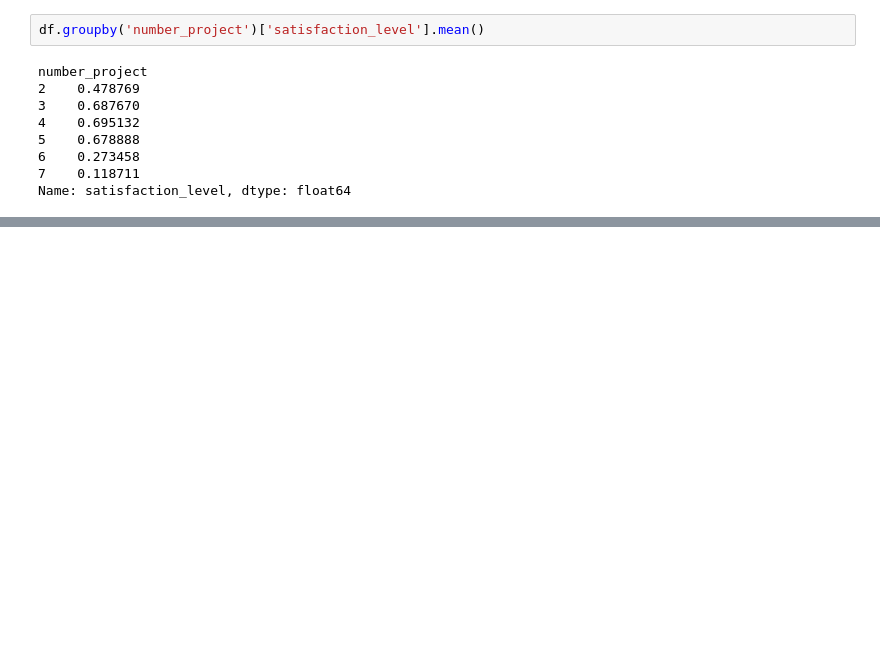
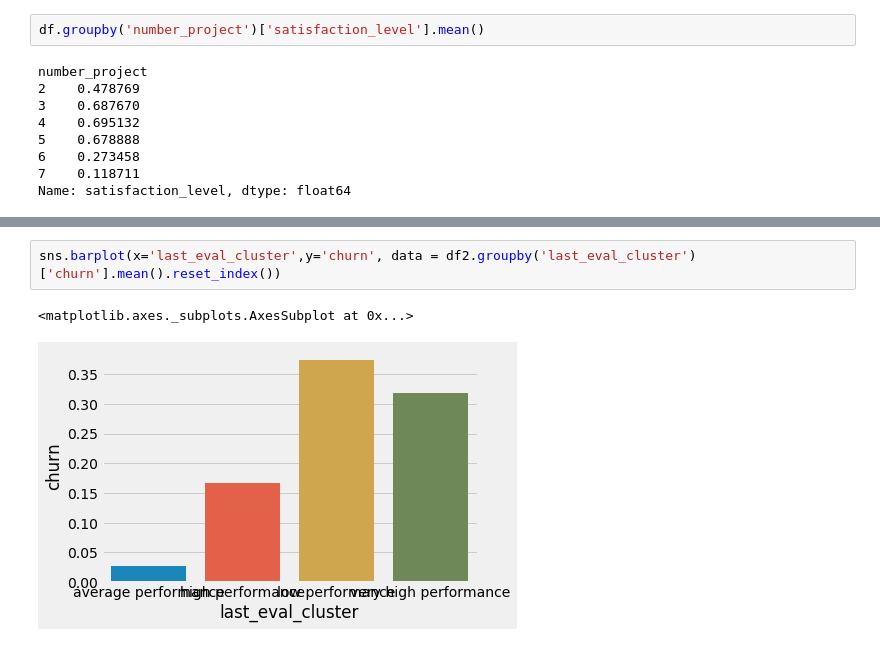
Before and after one commit to georgethoraninh/hr_churn, a Jupyter notebook: data_discovery.ipynb, the cells around one changed output, grey strips where cells are left out. Saved outputs shown, nothing was run; the diff lists cells and outputs as text; blank space fills up the shorter version.

```diff
--- a/data_discovery.ipynb
+++ b/data_discovery.ipynb
@@ -556,0 +629,5 @@ Name: satisfaction_level, dtype: float64
+# %%
+sns.barplot(x='last_eval_cluster',y='churn', data = df2.groupby('last_eval_cluster')['churn'].mean().reset_index())
+# %% [output]
+<matplotlib.axes._subplots.AxesSubplot at 0x...>
+[figure, added]
```
Also changed, not shown: parts of 28 cells of this notebook.
